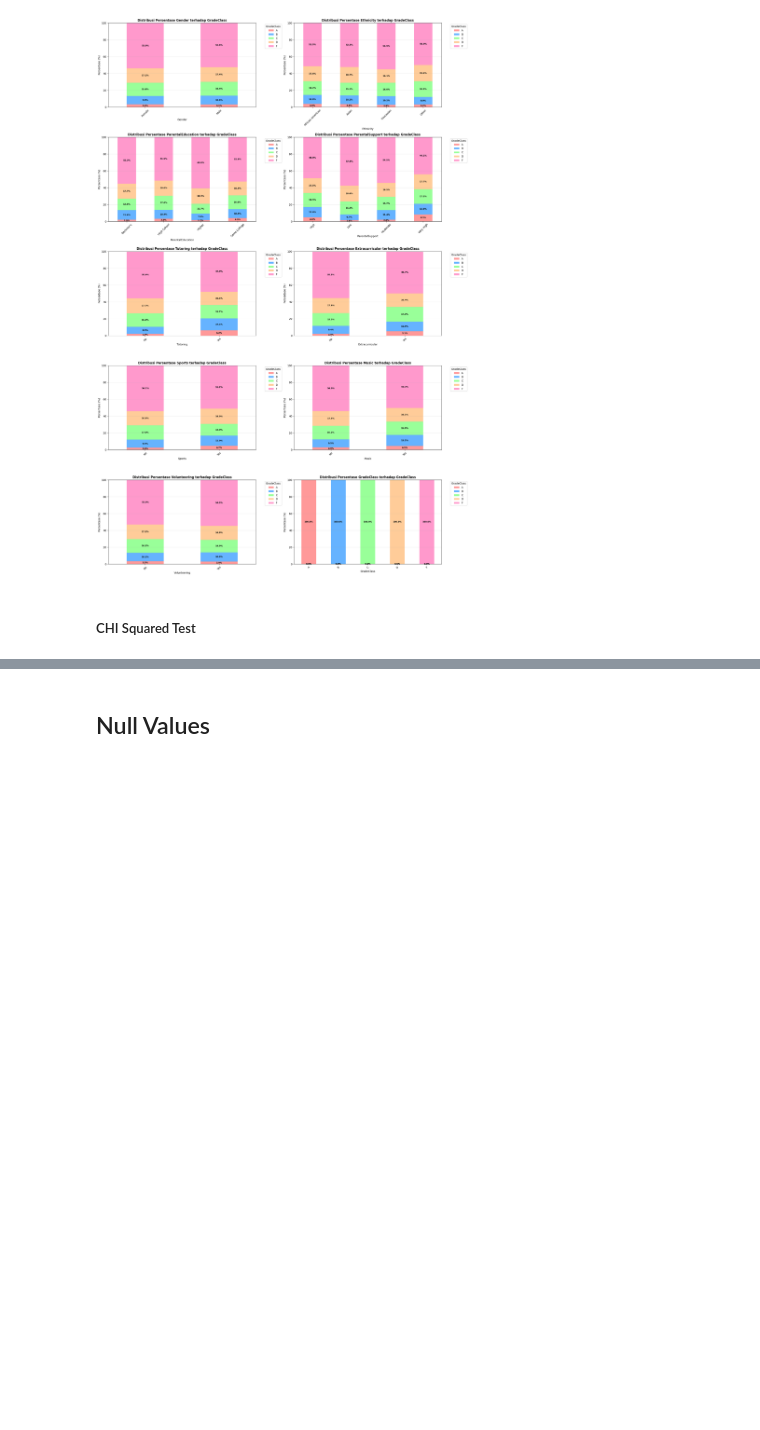
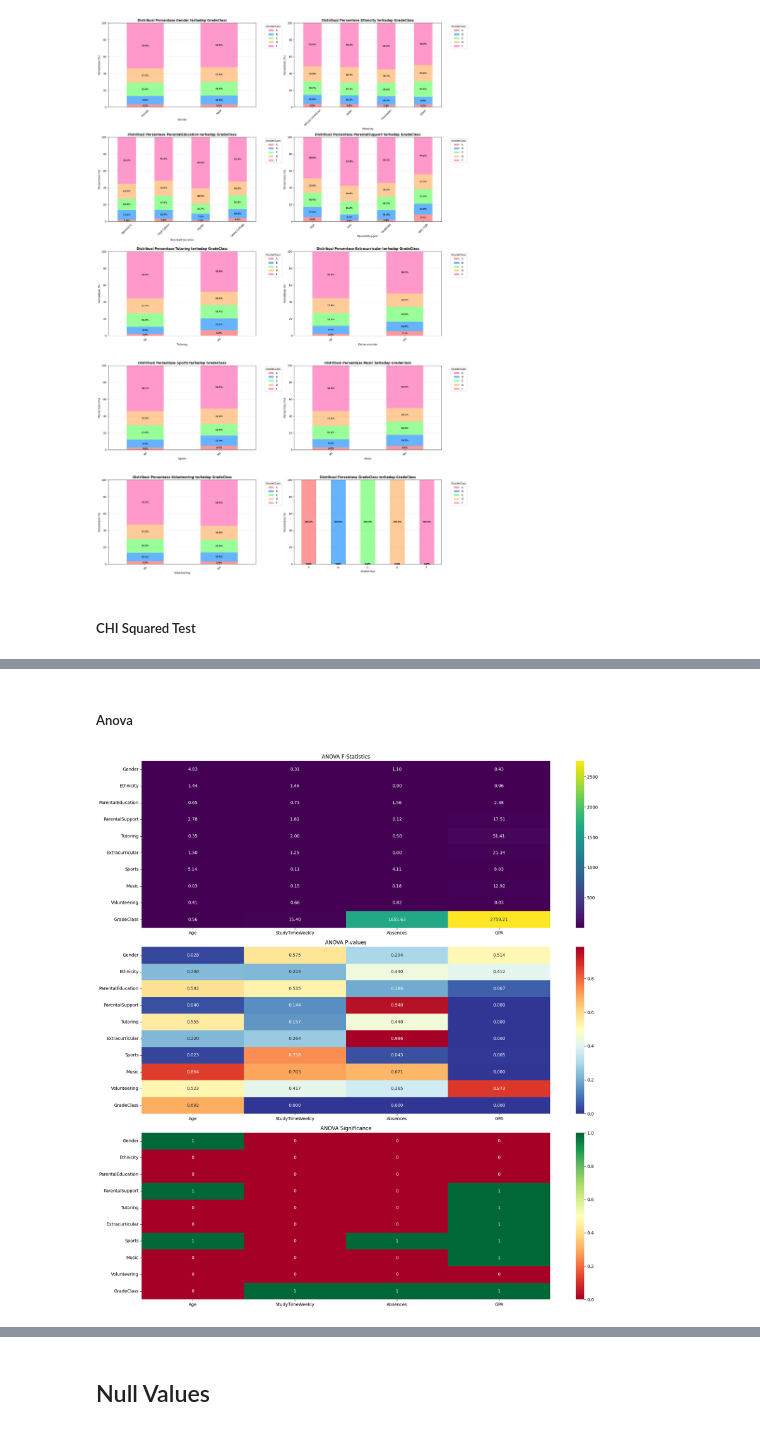
Before and after one commit to stevennowen/Seleksi-AI-Part-2-3, a Jupyter notebook: src/doe_supervised.ipynb, the cells around one changed output, grey strips where cells are left out. Drawn from its saved outputs; the diff is of its cells as text; code cells hidden in the pictures; blank space fills up the shorter version.

```diff
--- a/src/doe_supervised.ipynb
+++ b/src/doe_supervised.ipynb
@@ -486,0 +546,52 @@ plt.show()
+# %% [markdown]
+##### Anova
+# %%
+n_cat = len(categorical_features)
+n_num = len(numerical_features)
+
+anova_f_matrix = np.zeros((n_cat, n_num))
+anova_p_matrix = np.zeros((n_cat, n_num))
+anova_significance_matrix = np.zeros((n_cat, n_num), dtype=int)
+
+for i, cat_feature in enumerate(categorical_features):
+    for j, num_feature in enumerate(numerical_features):
+        try:
+            clean_data = df[[cat_feature, num_feature]].dropna()
+
+            groups = []
+            categories = clean_data[cat_feature].unique()
+
+            for category in categories:
+                group_data = clean_data[clean_data[cat_feature] == category][num_feature]
+                if len(group_data) > 0:
+                    groups.append(group_data)
+
+            if len(groups) >= 2:
+                f_stat, p_value = f_oneway(*groups)
+                anova_f_matrix[i, j] = f_stat
+                anova_p_matrix[i, j] = p_value
+                anova_significance_matrix[i, j] = 1 if p_value < 0.05 else 0
+        except:
+            anova_f_matrix[i, j] = 0.0
+            anova_p_matrix[i, j] = 1.0
+            anova_significance_matrix[i, j] = 0
+
+anova_f_df = pd.DataFrame(anova_f_matrix, index=categorical_features, columns=numerical_features)
+anova_p_df = pd.DataFrame(anova_p_matrix, index=categorical_features, columns=numerical_features)
+anova_significance_df = pd.DataFrame(anova_significance_matrix, index=categorical_features, columns=numerical_features)
+
+fig, axes = plt.subplots(3, 1, figsize=(18, 18))
+
+sns.heatmap(anova_f_df, annot=True, fmt='.2f', cmap='viridis', ax=axes[0])
+axes[0].set_title('ANOVA F-Statistics')
+
+sns.heatmap(anova_p_df, annot=True, fmt='.3f', cmap='RdYlBu_r', ax=axes[1])
+axes[1].set_title('ANOVA P-values')
+
+sns.heatmap(anova_significance_df, annot=True, fmt='d', cmap='RdYlGn', ax=axes[2])
+axes[2].set_title('ANOVA Significance')
+
+plt.tight_layout()
+plt.show()
+# %% [output]
+[figure, added]
```
Also changed, not shown: parts of 6 cells of this notebook.
